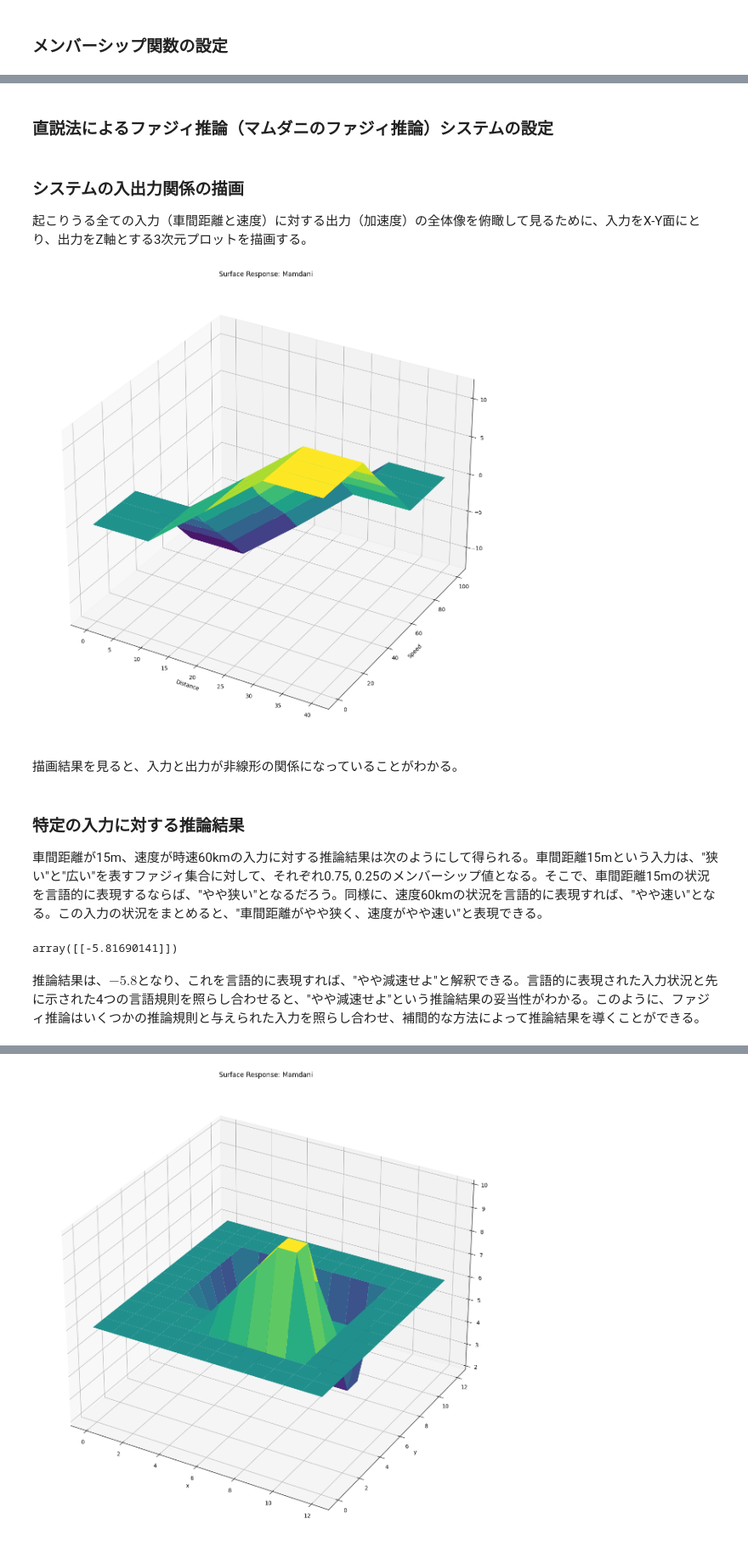
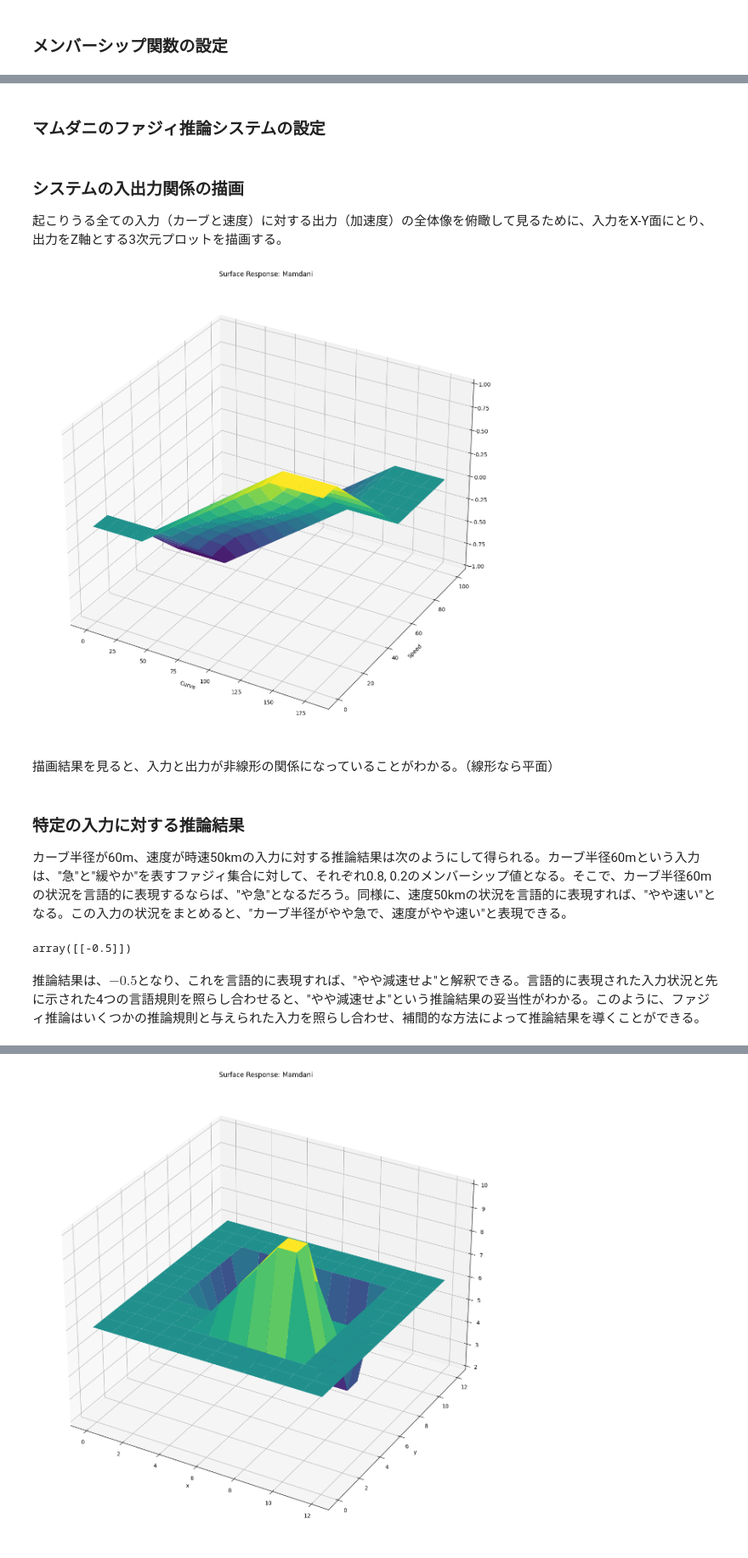
Before and after one commit to hideaki-kyutech/softcomp2023, a Jupyter notebook: fuzzy_inf_2023.ipynb, the cells around one changed output, grey strips where cells are left out. Shown at 85% size. Saved outputs shown, nothing was run; the diff lists cells and outputs as text; code cells hidden in the pictures.

```diff
--- a/fuzzy_inf_2023.ipynb
+++ b/fuzzy_inf_2023.ipynb
@@ -65,7 +68,7 @@ Dist.view_fuzzy() # 描画
 # %%
 # 速度のファジィ集合
-Speed = UPAfs.fuzzy_universe('Speed', np.arange(0,100,1), 'continuous')
-Speed.add_fuzzyset('low','trapmf',[0,0,30,70])
-Speed.add_fuzzyset('high','trapmf',[30,70,100,100])
+Speed = UPAfs.fuzzy_universe('Speed', np.arange(0,101,1), 'continuous')
+Speed.add_fuzzyset('low','trapmf',[0,0,10,60])
+Speed.add_fuzzyset('high','trapmf',[10,60,100,100])
 Speed.view_fuzzy()
 # %% [output]
@@ -73,8 +76,8 @@ Speed.view_fuzzy()
 # %%
 # 加速度のファジィ集合
-Accel = UPAfs.fuzzy_universe('Accel', np.arange(-20,20,1), 'continuous')
-Accel.add_fuzzyset('keep','trimf',[-10,0,10])
-Accel.add_fuzzyset('down','trapmf',[-20,-20,-10,0])
-Accel.add_fuzzyset('up','trapmf',[0,10,20,20])
+Accel = UPAfs.fuzzy_universe('Accel', np.arange(-2,3,1), 'continuous')
+Accel.add_fuzzyset('keep','trimf',[-1,0,1])
+Accel.add_fuzzyset('down','trimf',[-2,-1,0])
+Accel.add_fuzzyset('up','trimf',[0,1,2])
 Accel.view_fuzzy()
 # %% [output]
@@ -82,39 +85,39 @@ Accel.view_fuzzy()
-# %% [markdown]
-### 直説法によるファジィ推論（マムダニのファジィ推論）システムの設定
+# %% [markdown]
+### マムダニのファジィ推論システムの設定
 # %%
-Mamdani1 = UPAfs.inference_system('Mamdani')
-Mamdani1.add_premise(Dist)  # 前件部1
-Mamdani1.add_premise(Speed)     # 前件部2
-Mamdani1.add_consequence(Accel) # 後件部
+Mamdani = UPAfs.inference_system('Mamdani')
+Mamdani.add_premise(Curve)  # 前件部変数1
+Mamdani.add_premise(Speed)     # 前件部変数2
+Mamdani.add_consequence(Accel) # 後件部変数
 
-Mamdani1.add_rule([['Distance','narrow'],['Speed','low']],['and'],[['Accel','keep']]) # 規則1
-Mamdani1.add_rule([['Distance','narrow'],['Speed','high']],['and'],[['Accel','down']]) # 規則2
-Mamdani1.add_rule([['Distance','wide'],['Speed','low']],['and'],[['Accel','up']]) # 規則3
-Mamdani1.add_rule([['Distance','wide'],['Speed','high']],['and'],[['Accel','keep']]) # 規則4
+Mamdani.add_rule([['Curve','steep'],['Speed','low']],['and'],[['Accel','keep']]) # 規則1
+Mamdani.add_rule([['Curve','steep'],['Speed','high']],['and'],[['Accel','down']]) # 規則2
+Mamdani.add_rule([['Curve','gentle'],['Speed','low']],['and'],[['Accel','up']]) # 規則3
+Mamdani.add_rule([['Curve','gentle'],['Speed','high']],['and'],[['Accel','keep']]) # 規則4
 
-Mamdani1.configure('Mamdani')
-Mamdani1.build()
+Mamdani.configure('Mamdani')
+Mamdani.build()
 # %% [markdown]
 ### システムの入出力関係の描画
-起こりうる全ての入力（車間距離と速度）に対する出力（加速度）の全体像を俯瞰して見るために、入力をX-Y面にとり、出力をZ軸とする3次元プロットを描画する。
+起こりうる全ての入力（カーブと速度）に対する出力（加速度）の全体像を俯瞰して見るために、入力をX-Y面にとり、出力をZ軸とする3次元プロットを描画する。
 # %%
 from mpl_toolkits.mplot3d import Axes3D
 from IPython import display
 # %%
-dist_values = np.arange(0,41,10)
+curve_values = np.arange(0,181,10)
 speed_values = np.arange(0,101,10)
 
-Mamdani1.surface_fuzzy_system([dist_values,speed_values])
+Mamdani.surface_fuzzy_system([curve_values,speed_values])
 # %% [output]
-[figure, old version]
+[figure, new version]
 # %% [markdown]
-描画結果を見ると、入力と出力が非線形の関係になっていることがわかる。
+描画結果を見ると、入力と出力が非線形の関係になっていることがわかる。（線形なら平面）
 # %% [markdown]
 ### 特定の入力に対する推論結果
-車間距離が15m、速度が時速60kmの入力に対する推論結果は次のようにして得られる。車間距離15mという入力は、"狭い"と"広い"を表すファジィ集合に対して、それぞれ0.75, 0.25のメンバーシップ値となる。そこで、車間距離15mの状況を言語的に表現するならば、"やや狭い"となるだろう。同様に、速度60kmの状況を言語的に表現すれば、"やや速い"となる。この入力の状況をまとめると、"車間距離がやや狭く、速度がやや速い"と表現できる。
+カーブ半径が60m、速度が時速50kmの入力に対する推論結果は次のようにして得られる。カーブ半径60mという入力は、"急"と"緩やか"を表すファジィ集合に対して、それぞれ0.8, 0.2のメンバーシップ値となる。そこで、カーブ半径60mの状況を言語的に表現するならば、"や急"となるだろう。同様に、速度50kmの状況を言語的に表現すれば、"やや速い"となる。この入力の状況をまとめると、"カーブ半径がやや急で、速度がやや速い"と表現できる。
 # %%
-Mamdani1.fuzzy_system_sim([15,60])
+Mamdani.fuzzy_system_sim([60,50])
 # %% [output]
-array([[-5.81690141]])
+array([[-0.5]])
 # %% [markdown]
-推論結果は、$-5.8$となり、これを言語的に表現すれば、"やや減速せよ"と解釈できる。言語的に表現された入力状況と先に示された4つの言語規則を照らし合わせると、"やや減速せよ"という推論結果の妥当性がわかる。このように、ファジィ推論はいくつかの推論規則と与えられた入力を照らし合わせ、補間的な方法によって推論結果を導くことができる。
+推論結果は、$-0.5$となり、これを言語的に表現すれば、"やや減速せよ"と解釈できる。言語的に表現された入力状況と先に示された4つの言語規則を照らし合わせると、"やや減速せよ"という推論結果の妥当性がわかる。このように、ファジィ推論はいくつかの推論規則と与えられた入力を照らし合わせ、補間的な方法によって推論結果を導くことができる。
```
Also changed, not shown: parts of 31 cells of this notebook.
